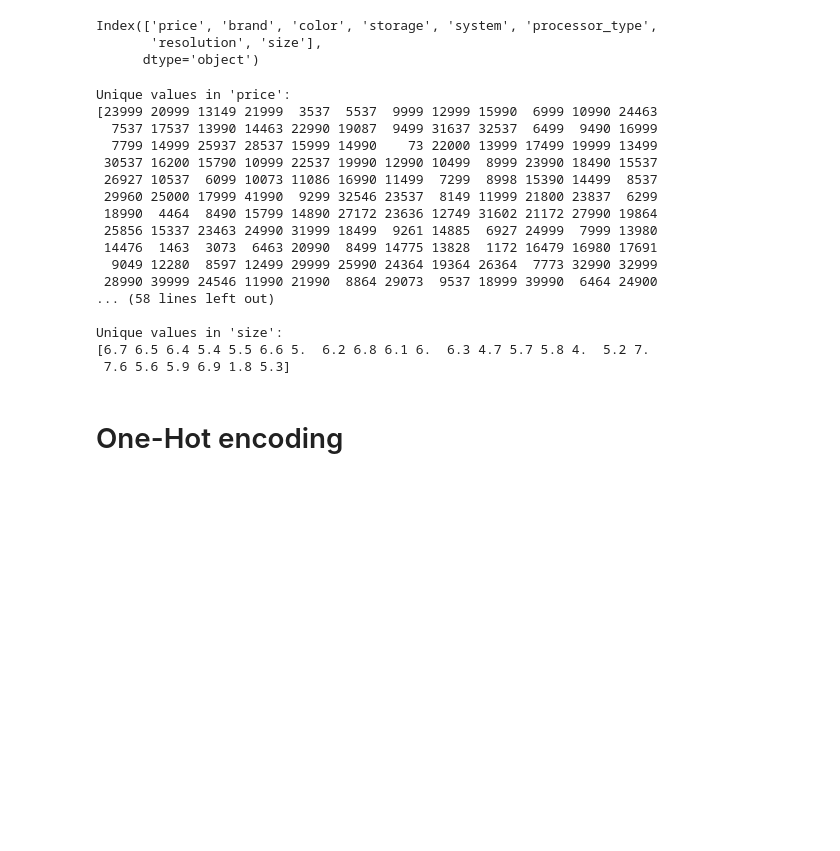
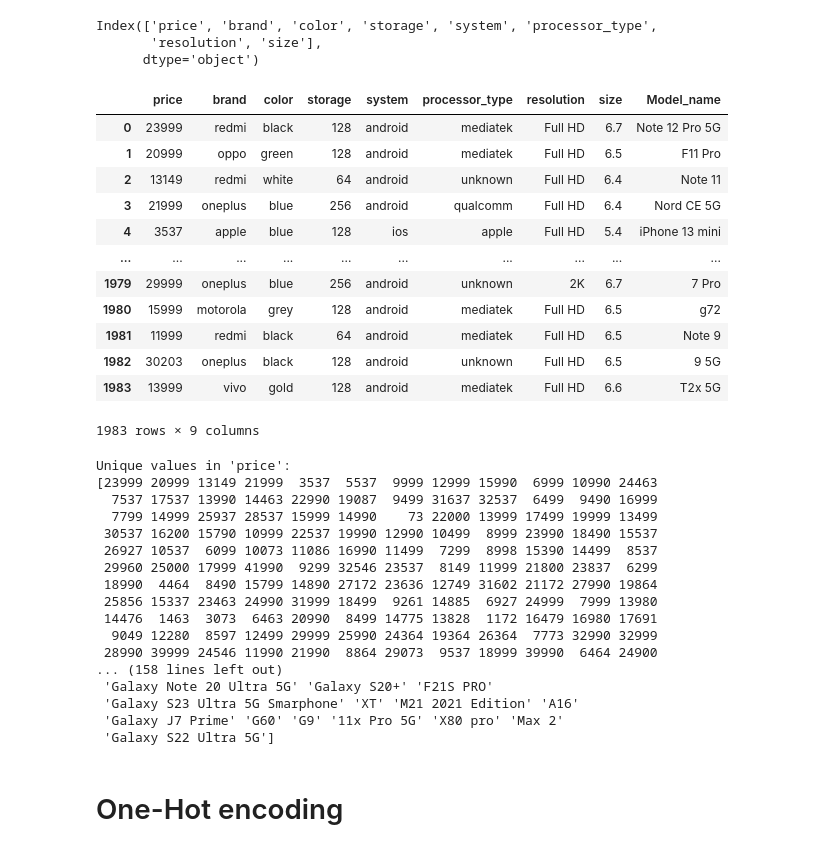
Before and after one commit to Pruthvik-Machhi/Product-guide, a Jupyter notebook: smartphone-price-prediction-recommendation.ipynb, the cells around one changed output. Drawn from its saved outputs; the diff is of its cells as text; code cells hidden in the pictures; blank space fills up the shorter version.

Commit message:
integrating library in project

```diff
--- a/smartphone-price-prediction-recommendation.ipynb
+++ b/smartphone-price-prediction-recommendation.ipynb
@@ -37,7 +38,7 @@ warnings.filterwarnings('ignore')
     LOAD DATA
 </div>
 # %%
-df = pd.read_csv('mobile_detail.csv')
+df = pd.read_csv('D:\Price prediction project\Product-guide\data\mobile_detail.csv')
 df.head()
 # %% [output]
 |  | ratings | price | imgURL | corpus | brand | mobile_name | color | storage | system | processor_type | ... |
@@ -219,10 +220,24 @@ Index(['price', 'brand', 'color', 'storage', 'system', 'processor_type',
        'resolution', 'size'],
       dtype='object')
 # %%
-# mobd=pd.read_csv('mobile_detail.csv')
+mobd=pd.read_csv('D:\Price prediction project\Product-guide\data\mobile_detail.csv')
 # %%
-# rdf['Model_name']=mobd['mobile_name']
-# rdf
+rdf['Model_name']=mobd['mobile_name']
+rdf
+# %% [output]
+|  | price | brand | color | storage | system | processor_type | resolution | size | Model_name |
+| 0 | 23999 | redmi | black | 128 | android | mediatek | Full HD | 6.7 | Note 12 Pro 5G |
+| 1 | 20999 | oppo | green | 128 | android | mediatek | Full HD | 6.5 | F11 Pro |
+| 2 | 13149 | redmi | white | 64 | android | unknown | Full HD | 6.4 | Note 11 |
+| 3 | 21999 | oneplus | blue | 256 | android | qualcomm | Full HD | 6.4 | Nord CE 5G |
+| 4 | 3537 | apple | blue | 128 | ios | apple | Full HD | 5.4 | iPhone 13 mini |
+| ... | ... | ... | ... | ... | ... | ... | ... | ... | ... |
+| 1979 | 29999 | oneplus | blue | 256 | android | unknown | 2K | 6.7 | 7 Pro |
+| 1980 | 15999 | motorola | grey | 128 | android | mediatek | Full HD | 6.5 | g72 |
+| 1981 | 11999 | redmi | black | 64 | android | mediatek | Full HD | 6.5 | Note 9 |
+| 1982 | 30203 | oneplus | black | 128 | android | unknown | Full HD | 6.5 | 9 5G |
+| 1983 | 13999 | vivo | gold | 128 | android | mediatek | Full HD | 6.6 | T2x 5G |
+1983 rows × 9 columns
 # %%
 for column in rdf.columns:
     unique_values = rdf[column].unique()
@@ -242,11 +257,11 @@ Unique values in 'price':
  14476  1463  3073  6463 20990  8499 14775 13828  1172 16479 16980 17691
   9049 12280  8597 12499 29999 25990 24364 19364 26364  7773 32990 32999
  28990 39999 24546 11990 21990  8864 29073  9537 18999 39990  6464 24900
-... (58 lines left out)
-
-Unique values in 'size':
-[6.7 6.5 6.4 5.4 5.5 6.6 5.  6.2 6.8 6.1 6.  6.3 4.7 5.7 5.8 4.  5.2 7.
- 7.6 5.6 5.9 6.9 1.8 5.3]
+... (158 lines left out)
+ 'Galaxy Note 20 Ultra 5G' 'Galaxy S20+' 'F21S PRO'
+ 'Galaxy S23 Ultra 5G Smarphone' 'XT' 'M21 2021 Edition' 'A16'
+ 'Galaxy J7 Prime' 'G60' 'G9' '11x Pro 5G' 'X80 pro' 'Max 2'
+ 'Galaxy S22 Ultra 5G']
 # %% [markdown]
 # One-Hot encoding
 # %%
```
Also changed, not shown: parts of 6 cells of this notebook, 4 other files.
